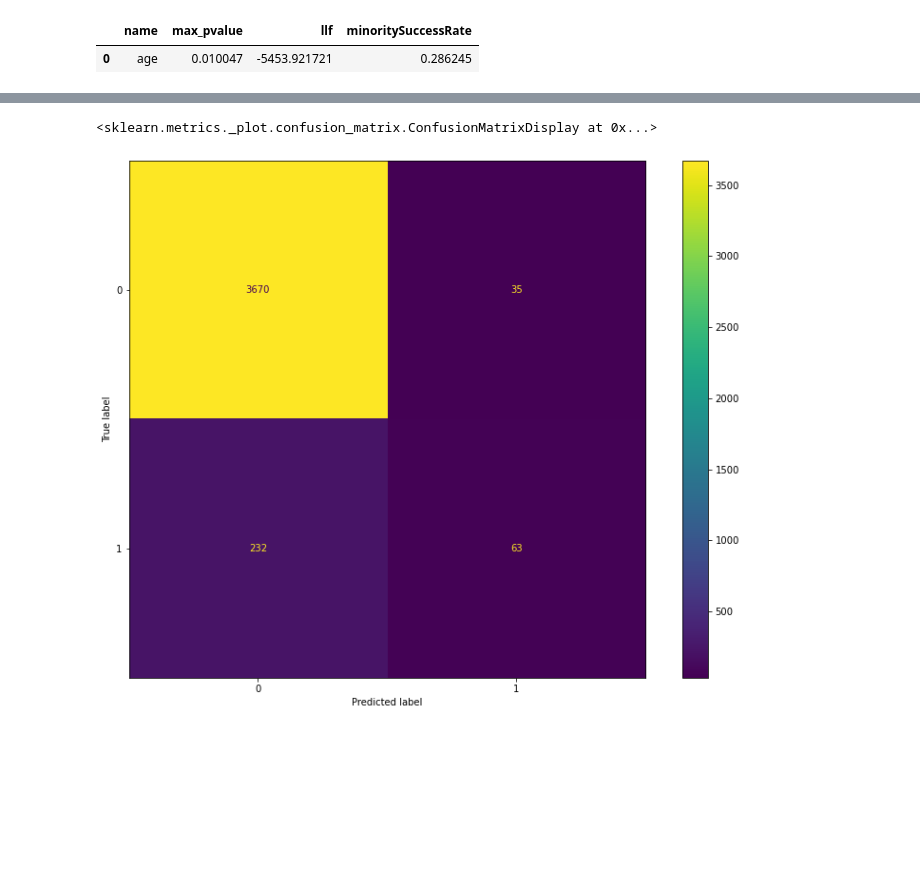
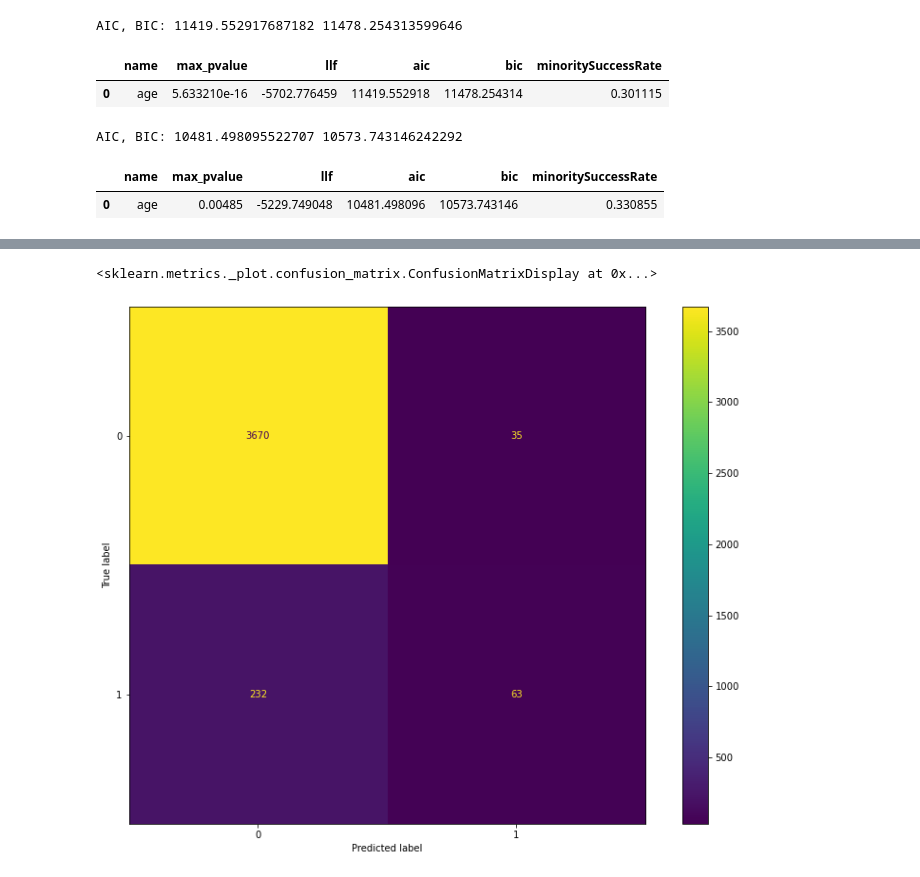
Before and after one commit to jamelvin/iYTbD8y5AzCg5XLv, a Jupyter notebook: LogisticRegression.ipynb, the cells around one changed output, grey strips where cells are left out. Saved outputs shown, nothing was run; the diff lists cells and outputs as text; code cells hidden in the pictures; blank space fills up the shorter version.

```diff
--- a/LogisticRegression.ipynb
+++ b/LogisticRegression.ipynb
@@ -125,16 +125,3 @@ ovFeatures, ovTarget = oversample.fit_resample(x_train, y_train)
 
 # Remove duration (this is not a reasonable thing to have in the model as it should tell success/failure well?)
 #features = features.drop(columns=['duration'])
-# %%
-# Unskew cols
-cols = ['balance', 'duration', 'age', 'campaign']
-for item in cols:
-    shift = x_train[cols].min()
-
-    # Shift minimum value to 1 then log them
-    x_train[cols] = x_train[cols] - shift + 1
-    x_train[cols] = np.log(x_train[cols])
-    x_valid[cols] = x_valid[cols] - shift + 1
-    x_valid[cols] = np.log(x_valid[cols])
-    x_test[cols] = x_test[cols] - shift + 1
-    x_test[cols] = np.log(x_test[cols])
@@ -241,28 +310,72 @@ display(vif_scores)
+# %%
+# Current best: duration:         -6229.677465 12463.354929 12480.126756 0.241636
+# Current best: month-mar:        -6032.348877 12070.697755 12095.855496 0.260223
+# Current best: contact-cellular: -5910.007840 11828.015679 11861.559334 0.263941
+# Current best: month-oct:        -5812.002622 11634.005245 11675.934813 0.289963
+# Current best: 61+:              -5734.741814 11481.483628 11531.799110 0.293680
+# Current best: marital-single:   -5702.776459 11419.552918 11478.254314 0.301115
+
+from sklearn.linear_model import LogisticRegression
+import statsmodels.api as sm
+
+summaryTab = []
+x_train['intercept'] = 1.0
+x_valid['intercept'] = 1.0
+
+for col in x_train:
+    useCols = ['duration', 'month_mar', 'contact_cellular', 'month_oct', '61+', 'marital_single', 'intercept']
+    if (col in useCols):
+        continue
+    if (col == 'log-duration'):
+        continue
+    #useCols.append(col)
+    logReg = sm.Logit(y_train, x_train[useCols])
+    result = logReg.fit(disp=False)
+    y_pred = logReg.predict(result.params, exog=x_valid[useCols])
+    tmp = pd.DataFrame(np.array([y_valid, y_pred.round()]).T, columns=['valid', 'pred'])
+    minoritySuccess = 0.0
+    if 1.0 in tmp.value_counts()[1.0].keys():
+        minoritySuccess = tmp.value_counts()[1.0][1.0]/tmp.value_counts()[1.0].sum()
+    summaryTab.append([col, result.pvalues.max(), result.llf, result.aic, result.bic, minoritySuccess])
+    break
+
+tab = pd.DataFrame(summaryTab, columns=['name', 'max_pvalue','llf', 'aic', 'bic', 'minoritySuccessRate'])
+print('AIC, BIC:', tab.aic.min(), tab.bic.min())
+tab.sort_values(by='minoritySuccessRate', ascending=False)[0:50]
+# %% [output]
+AIC, BIC: 11419.552917687182 11478.254313599646
+|  | name | max_pvalue | llf | aic | bic | minoritySuccessRate |
+| 0 | age | 5.633210e-16 | -5702.776459 | 11419.552918 | 11478.254314 | 0.301115 |
 # %%
+# Current best: log-duration: -5917.676564 11839.353127 11856.124955 0.185874
+#-5241.800010 10503.600019 10587.459156 0.323420
+
 from sklearn.linear_model import LogisticRegression
 import statsmodels.api as sm
 
 summaryTab = []
 x_train['intercept'] = 1.0
 x_valid['intercept'] = 1.0
 
 for col in x_train:
-    useCols = ['duration', 'contact_unknown', 'month_mar', 'month_oct', 'marital_divorced', 'job_retired', 'job_student', 'intercept']
+    useCols = ['log-duration', 'month_mar', 'contact_cellular', 'month_oct', '61+', '25-32', 'job_student', 'marital_married', 'housing', 'month_apr', 'intercept']
     if (col in useCols):
         continue
     #useCols.append(col)
     logReg = sm.Logit(y_train, x_train[useCols])
     result = logReg.fit(disp=False)
     y_pred = logReg.predict(result.params, exog=x_valid[useCols])
     tmp = pd.DataFrame(np.array([y_valid, y_pred.round()]).T, columns=['valid', 'pred'])
     minoritySuccess = 0.0
     if 1.0 in tmp.value_counts()[1.0].keys():
         minoritySuccess = tmp.value_counts()[1.0][1.0]/tmp.value_counts()[1.0].sum()
-    summaryTab.append([col, result.pvalues.max(), result.llf, minoritySuccess])
+    summaryTab.append([col, result.pvalues.max(), result.llf, result.aic, result.bic, minoritySuccess])
     break
 
-tab = pd.DataFrame(summaryTab, columns=['name', 'max_pvalue','llf', 'minoritySuccessRate'])
-tab.sort_values(by='minoritySuccessRate', ascending=False)
+tab = pd.DataFrame(summaryTab, columns=['name', 'max_pvalue','llf', 'aic', 'bic', 'minoritySuccessRate'])
+print('AIC, BIC:', tab.aic.min(), tab.bic.min())
+tab.sort_values(by='minoritySuccessRate', ascending=False)[:50]
 # %% [output]
+AIC, BIC: 10481.498095522707 10573.743146242292
-|  | name | max_pvalue | llf | minoritySuccessRate |
-| 0 | age | 0.010047 | -5453.921721 | 0.286245 |
+|  | name | max_pvalue | llf | aic | bic | minoritySuccessRate |
+| 0 | age | 0.00485 | -5229.749048 | 10481.498096 | 10573.743146 | 0.330855 |
```
Also changed, not shown: parts of 34 cells of this notebook, 1 other file.
